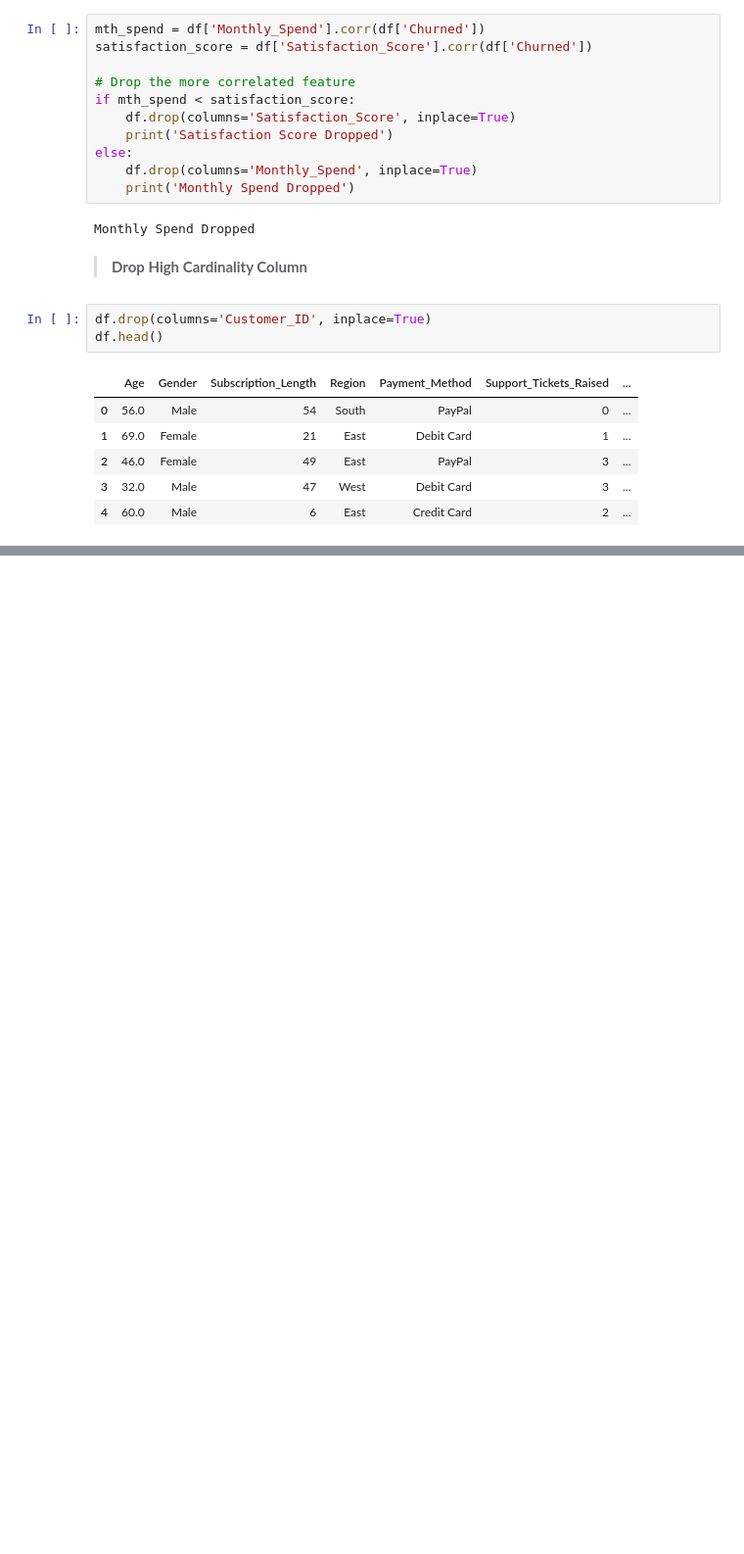
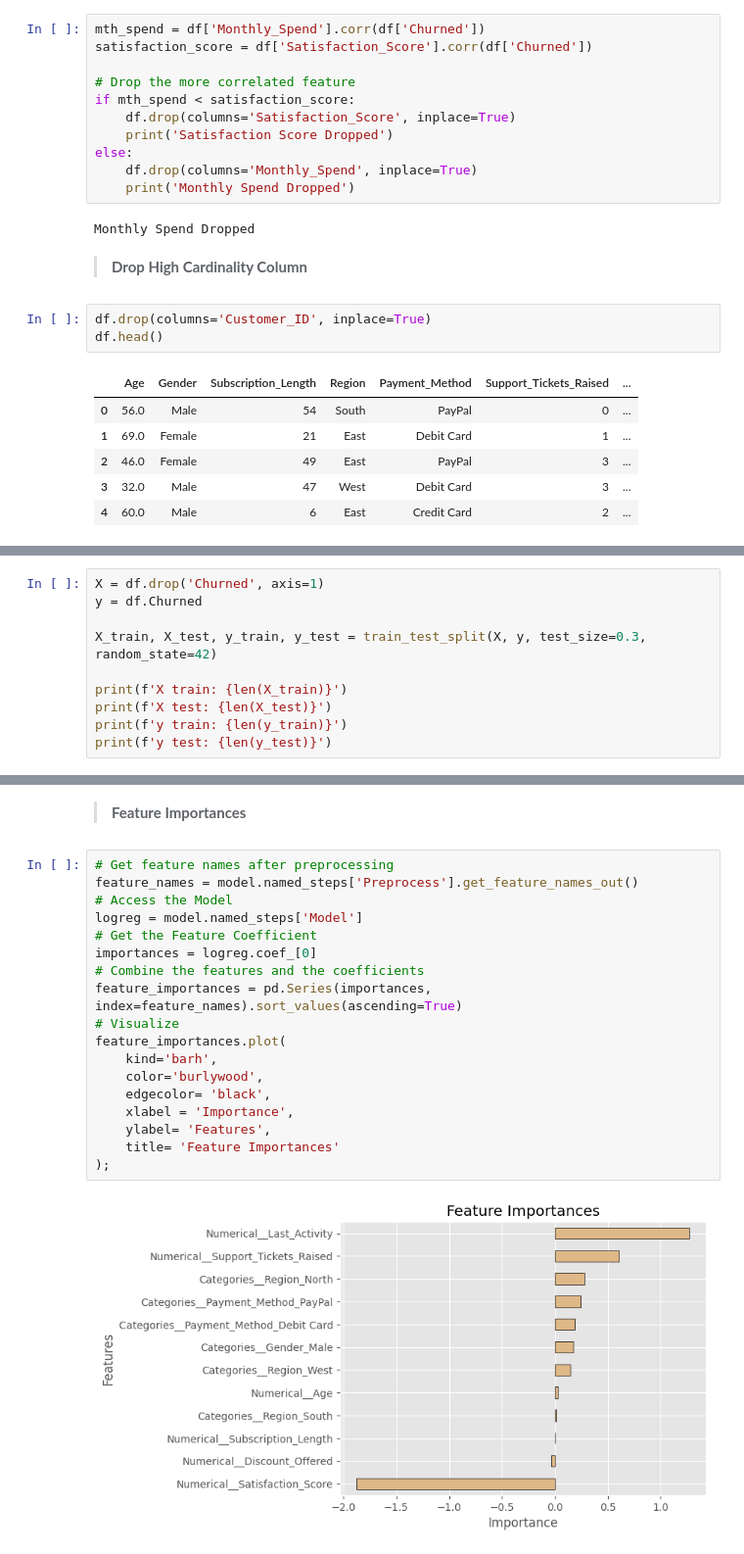
Before and after one commit to Betheloguguo/Customer-Churn-Prediction, a Jupyter notebook: Churn.ipynb, the cells around one changed output, grey strips where cells are left out. Shown at 98% size. Saved outputs shown, nothing was run; the diff lists cells and outputs as text; blank space fills up the shorter version.

```diff
--- a/Churn.ipynb
+++ b/Churn.ipynb
@@ -216,0 +235,10 @@ df.head()
+# %%
+X = df.drop('Churned', axis=1)
+y = df.Churned
+
+X_train, X_test, y_train, y_test = train_test_split(X, y, test_size=0.3, random_state=42)
+
+print(f'X train: {len(X_train)}')
+print(f'X test: {len(X_test)}')
+print(f'y train: {len(y_train)}')
+print(f'y test: {len(y_test)}')
@@ -216,0 +318,22 @@ df.head()
+# %% [markdown]
+> **Feature Importances**
+# %%
+# Get feature names after preprocessing
+feature_names = model.named_steps['Preprocess'].get_feature_names_out()
+# Access the Model
+logreg = model.named_steps['Model']
+# Get the Feature Coefficient
+importances = logreg.coef_[0]
+# Combine the features and the coefficients
+feature_importances = pd.Series(importances, index=feature_names).sort_values(ascending=True)
+# Visualize
+feature_importances.plot(
+    kind='barh',
+    color='burlywood',
+    edgecolor= 'black',
+    xlabel = 'Importance',
+    ylabel= 'Features',
+    title= 'Feature Importances'
+);
+# %% [output]
+[figure, added]
```
Also changed, not shown: parts of 22 cells of this notebook.
